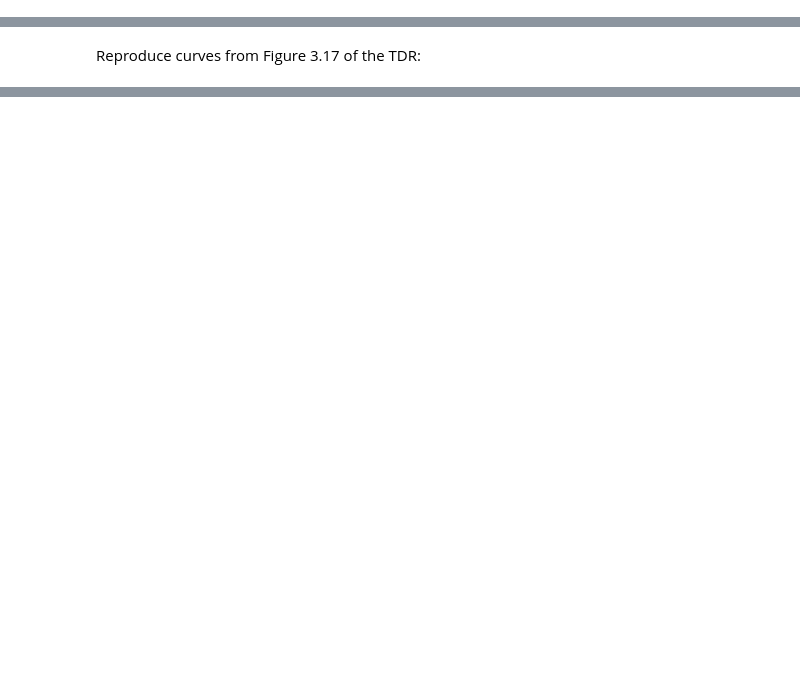
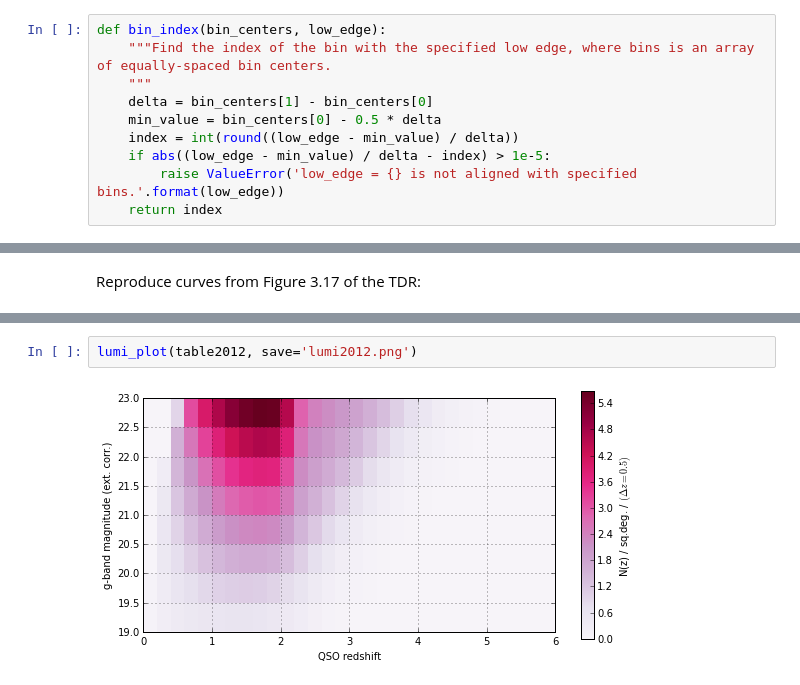
Before and after one commit to dkirkby/ArgonneLymanAlpha, a Jupyter notebook: notebooks/SampleProperties.ipynb, the cells around one changed output, grey strips where cells are left out. Drawn from its saved outputs; the diff is of its cells as text; blank space fills up the shorter version.

```diff
--- a/notebooks/SampleProperties.ipynb
+++ b/notebooks/SampleProperties.ipynb
@@ -49,0 +113,10 @@ nqso = table2012[:, 1:].reshape((len(gbin), len(zbin))) / 10000. # normalize 1 s
+# %%
+def bin_index(bin_centers, low_edge):
+    """Find the index of the bin with the specified low edge, where bins is an array of equally-spaced bin centers.
+    """
+    delta = bin_centers[1] - bin_centers[0]
+    min_value = bin_centers[0] - 0.5 * delta
+    index = int(round((low_edge - min_value) / delta))
+    if abs((low_edge - min_value) / delta - index) > 1e-5:
+        raise ValueError('low_edge = {} is not aligned with specified bins.'.format(low_edge))
+    return index
@@ -92,0 +232,4 @@ plt.show()
+# %%
+lumi_plot(table2012, save='lumi2012.png')
+# %% [output]
+[figure, added]
```
Also changed, not shown: parts of 19 cells of this notebook.
